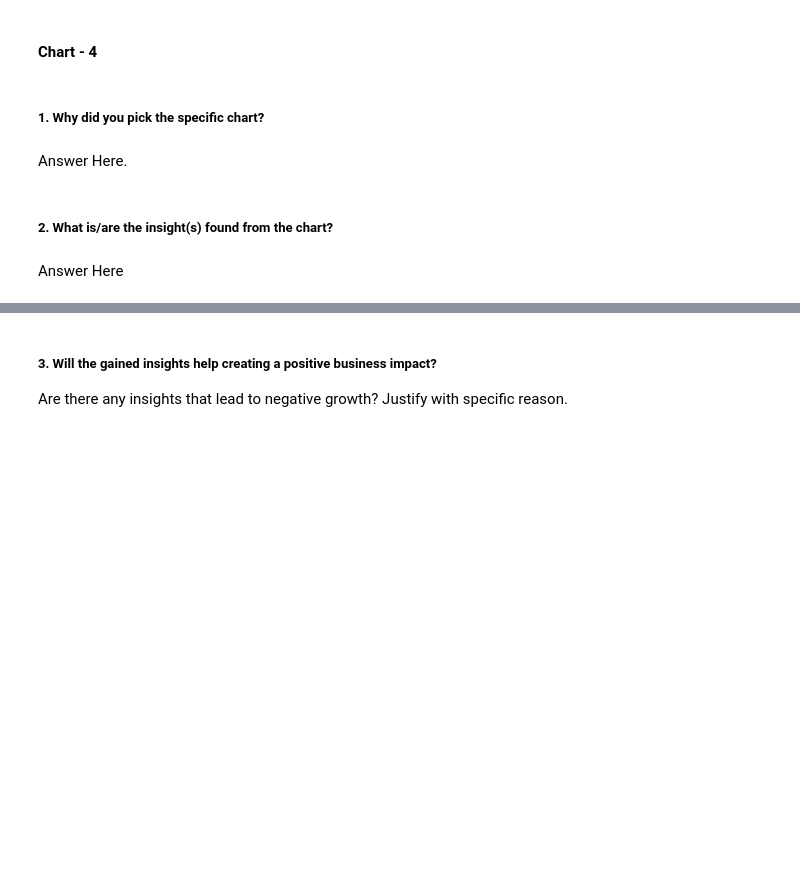
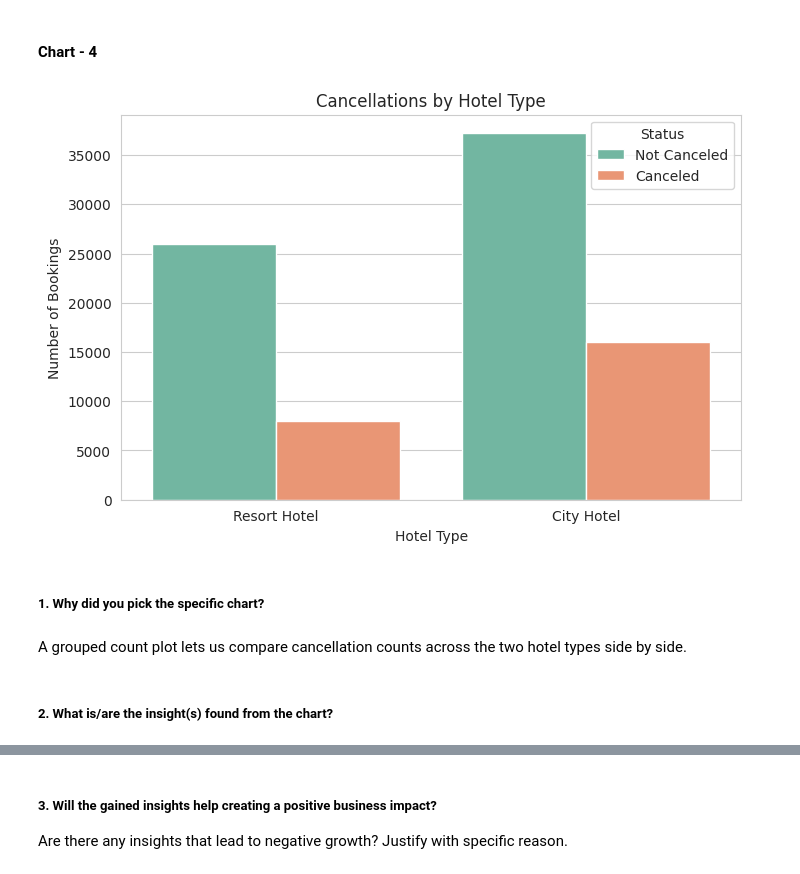
Before and after one commit to aayushaswal07/hotel-booking-eda, a Jupyter notebook: Hotel_Booking_Analysis_EDA.ipynb, the cells around one changed output, grey strips where cells are left out. Saved outputs shown, nothing was run; the diff lists cells and outputs as text; code cells hidden in the pictures; blank space fills up the shorter version.

Commit message:
charts 4-6 with insights

```diff
--- a/Hotel_Booking_Analysis_EDA.ipynb
+++ b/Hotel_Booking_Analysis_EDA.ipynb
@@ -398,8 +396,17 @@ Positive impact — knowing most guests book close to arrival helps with short-t
+# %%
+# chart 4 - cancellations split by hotel type
+plt.figure(figsize=(8, 5))
+sns.countplot(x='hotel', hue='is_canceled_label', data=df, palette='Set2')
+plt.title("Cancellations by Hotel Type")
+plt.xlabel("Hotel Type")
+plt.ylabel("Number of Bookings")
+plt.legend(title="Status")
+plt.show()
+# %% [output]
+[figure, added]
 # %% [markdown]
 ##### 1. Why did you pick the specific chart?
-# %% [markdown]
-Answer Here.
+# %% [markdown]
+A grouped count plot lets us compare cancellation counts across the two hotel types side by side.
 # %% [markdown]
 ##### 2. What is/are the insight(s) found from the chart?
-# %% [markdown]
-Answer Here
```
Also changed, not shown: parts of 20 cells of this notebook.
